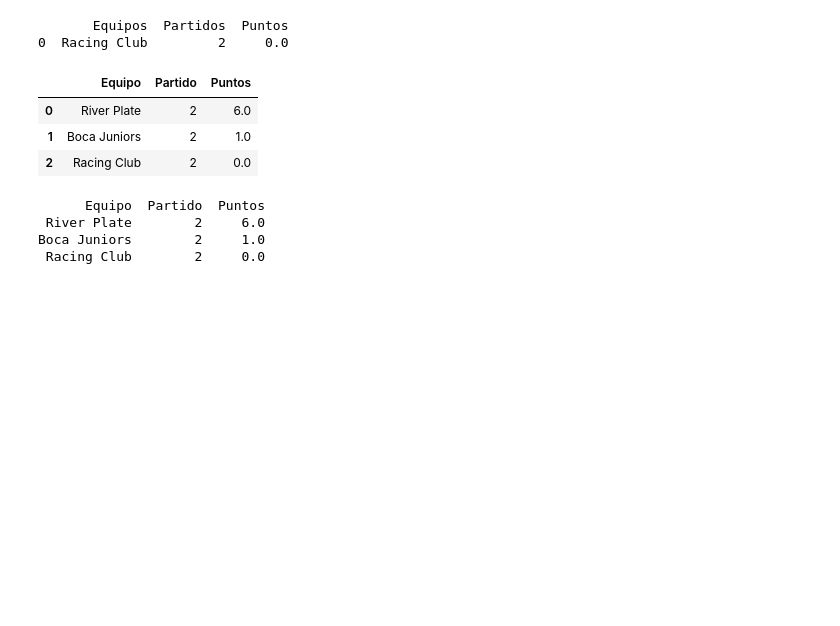
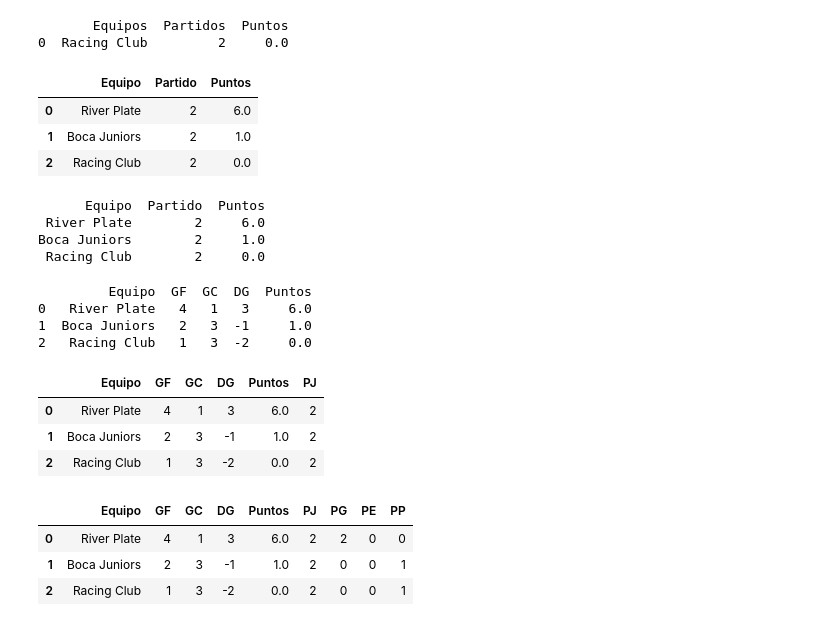
Before and after one commit to Carhl89/An-lisis-Futbol-Argentino, a Jupyter notebook: analisis_futbol_argentino.ipynb, the cells around one changed output. Saved outputs shown, nothing was run; the diff lists cells and outputs as text; code cells hidden in the pictures; blank space fills up the shorter version.

```diff
--- a/analisis_futbol_argentino.ipynb
+++ b/analisis_futbol_argentino.ipynb
@@ -151,0 +181,44 @@ Boca Juniors        2     1.0
+# %%
+print(posiciones)
+# %% [output]
+         Equipo  GF  GC  DG  Puntos
+0   River Plate   4   1   3     6.0
+1  Boca Juniors   2   3  -1     1.0
+2   Racing Club   1   3  -2     0.0
+# %%
+posiciones["PJ"] = posiciones["Equipo"].apply(
+    lambda equipo: (
+        (df["Local"] == equipo).sum()
+        + (df["Visitante"] == equipo).sum()
+    )
+)
+posiciones
+# %% [output]
+|  | Equipo | GF | GC | DG | Puntos | PJ |
+| 0 | River Plate | 4 | 1 | 3 | 6.0 | 2 |
+| 1 | Boca Juniors | 2 | 3 | -1 | 1.0 | 2 |
+| 2 | Racing Club | 1 | 3 | -2 | 0.0 | 2 |
+# %%
+def contar_victorias(equipo):
+  local = ((df["Local"] == equipo) & (df["Resultado"]== "Gana local")).sum()
+  visitante =((df["Visitante"] == equipo) & (df["Resultado"] == "Gana visitante")).sum()
+  return local + visitante
+def contar_empates(equipo):
+  return (
+      ((df["Local"] == equipo) & (df['Visitante'] == equipo) & (df["Resultado"] == "Empate"))
+  ).sum()
+def contar_derrotas(equipo):
+  local = ((df["Local"] == equipo) & (df["Resultado"] == "Gana visitante")).sum()
+  visitante =((df["Visitante"] == equipo) & (df["Resultado"] == "Gana local")).sum()
+  return local + visitante
+
+posiciones["PG"] = posiciones["Equipo"].apply(contar_victorias)
+posiciones["PE"] =  posiciones["Equipo"].apply(contar_empates)
+posiciones["PP"] = posiciones["Equipo"].apply(contar_derrotas)
+
+posiciones
+# %% [output]
+|  | Equipo | GF | GC | DG | Puntos | PJ | PG | PE | PP |
+| 0 | River Plate | 4 | 1 | 3 | 6.0 | 2 | 2 | 0 | 0 |
+| 1 | Boca Juniors | 2 | 3 | -1 | 1.0 | 2 | 0 | 0 | 1 |
+| 2 | Racing Club | 1 | 3 | -2 | 0.0 | 2 | 0 | 0 | 1 |
```
Also changed, not shown: parts of 5 cells of this notebook.
